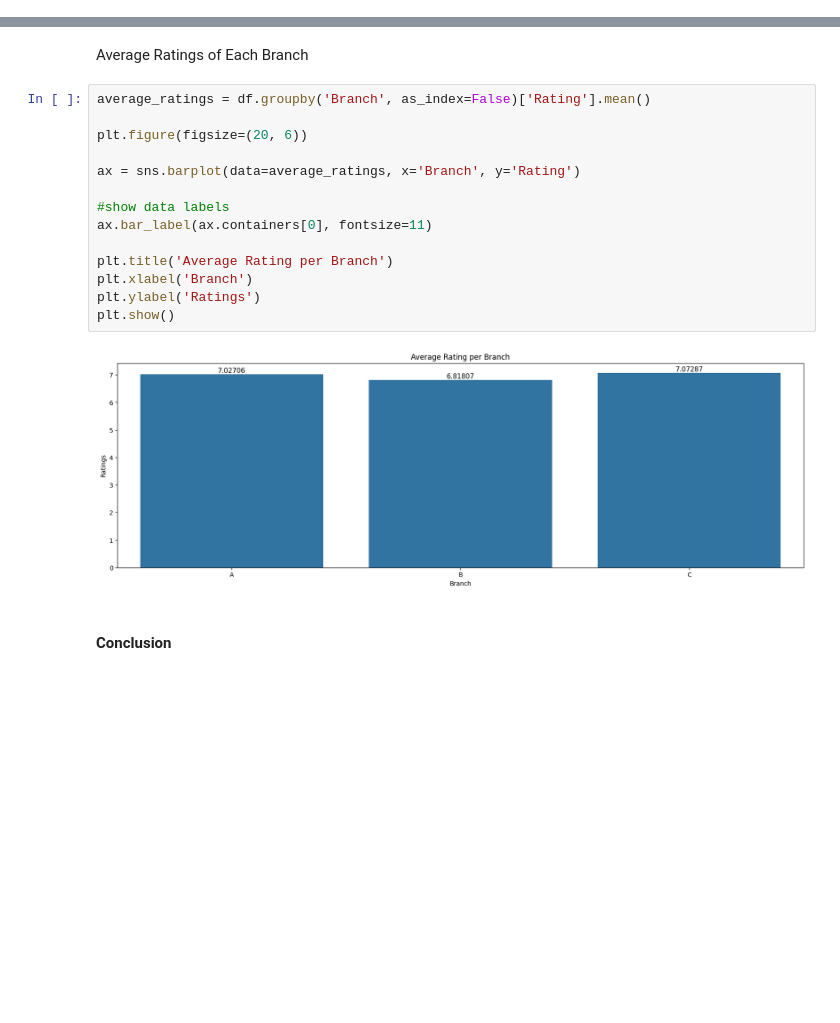
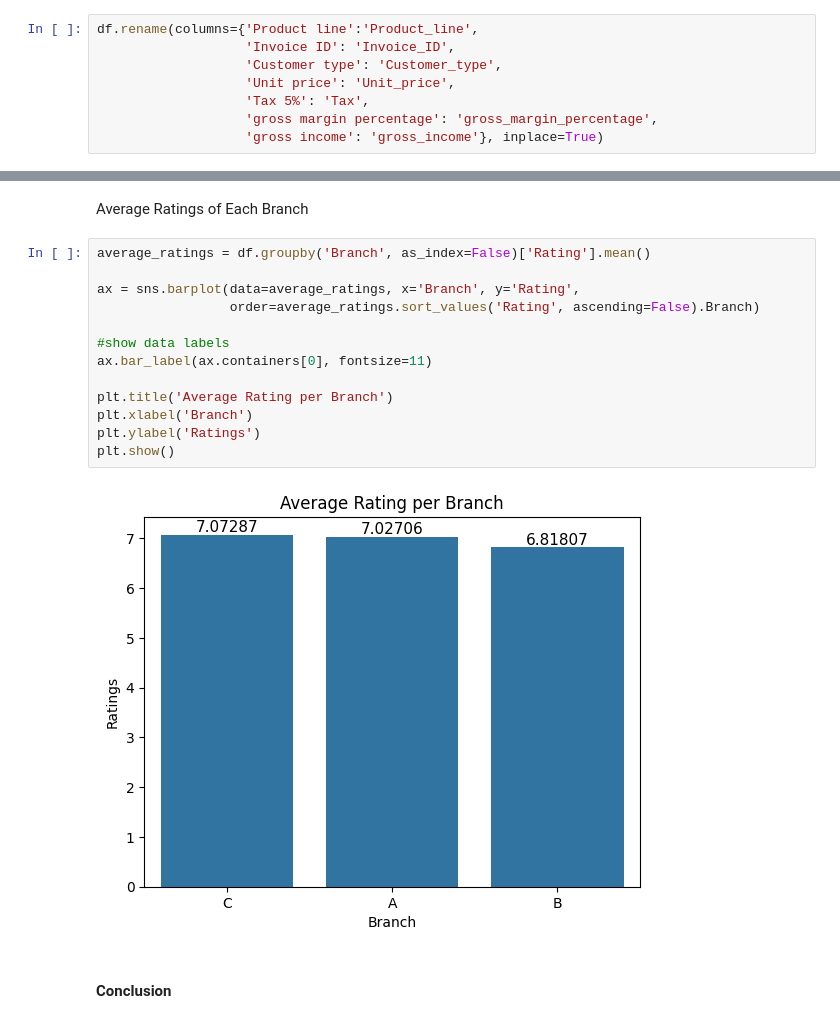
Before and after one commit to rzkybagaskara/Week4_DataAnalyst_IO, a Jupyter notebook: Week4_IO.ipynb, the cells around one changed output, grey strips where cells are left out. Cells and saved outputs as stored; diff of their text form; blank space fills up the shorter version.

```diff
--- a/Week4_IO.ipynb
+++ b/Week4_IO.ipynb
@@ -56,0 +138,8 @@ df['Time'] = pd.to_datetime(df['Time'], format='%H:%M').dt.floor('H')
+# %%
+df.rename(columns={'Product line':'Product_line',
+                   'Invoice ID': 'Invoice_ID',
+                   'Customer type': 'Customer_type',
+                   'Unit price': 'Unit_price',
+                   'Tax 5%': 'Tax',
+                   'gross margin percentage': 'gross_margin_percentage',
+                   'gross income': 'gross_income'}, inplace=True)
@@ -602,19 +610,18 @@ Average Ratings of Each Branch
 # %%
 average_ratings = df.groupby('Branch', as_index=False)['Rating'].mean()
 
-plt.figure(figsize=(20, 6))
-
-ax = sns.barplot(data=average_ratings, x='Branch', y='Rating')
+ax = sns.barplot(data=average_ratings, x='Branch', y='Rating',
+                 order=average_ratings.sort_values('Rating', ascending=False).Branch)
 
 #show data labels
 ax.bar_label(ax.containers[0], fontsize=11)
 
 plt.title('Average Rating per Branch')
 plt.xlabel('Branch')
 plt.ylabel('Ratings')
 plt.show()
 # %% [output]
-[figure, old version]
+[figure, new version]
 # %% [markdown]
 #### Conclusion
 # %% [markdown]
```
Also changed, not shown: parts of 48 cells of this notebook.
